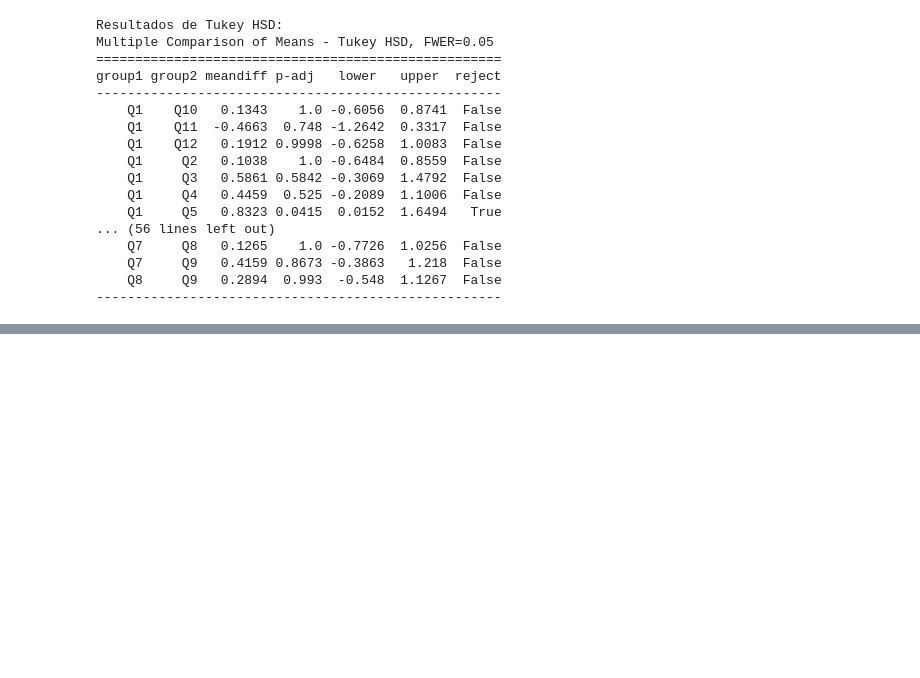
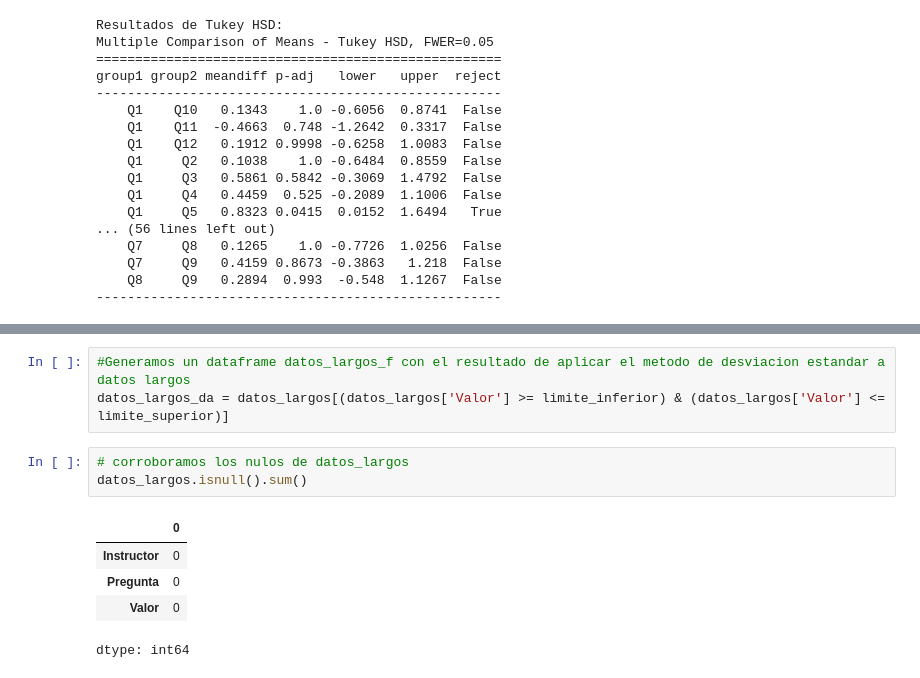
Before and after one commit to juanFFlorezM/Extraccion_de_datos, a Jupyter notebook: Analisis_Anova_PS_12_instructores.ipynb, the cells around one changed output, grey strips where cells are left out. Cells and saved outputs as stored; diff of their text form; blank space fills up the shorter version.

```diff
--- a/Analisis_Anova_PS_12_instructores.ipynb
+++ b/Analisis_Anova_PS_12_instructores.ipynb
@@ -92,0 +147,12 @@ fig.show()
+# %%
+#Generamos un dataframe datos_largos_f con el resultado de aplicar el metodo de desviacion estandar a datos largos
+datos_largos_da = datos_largos[(datos_largos['Valor'] >= limite_inferior) & (datos_largos['Valor'] <= limite_superior)]
+# %%
+# corroboramos los nulos de datos_largos
+datos_largos.isnull().sum()
+# %% [output]
+|  | 0 |
+| Instructor | 0 |
+| Pregunta | 0 |
+| Valor | 0 |
+dtype: int64
```
Also changed, not shown: parts of 41 cells of this notebook.
